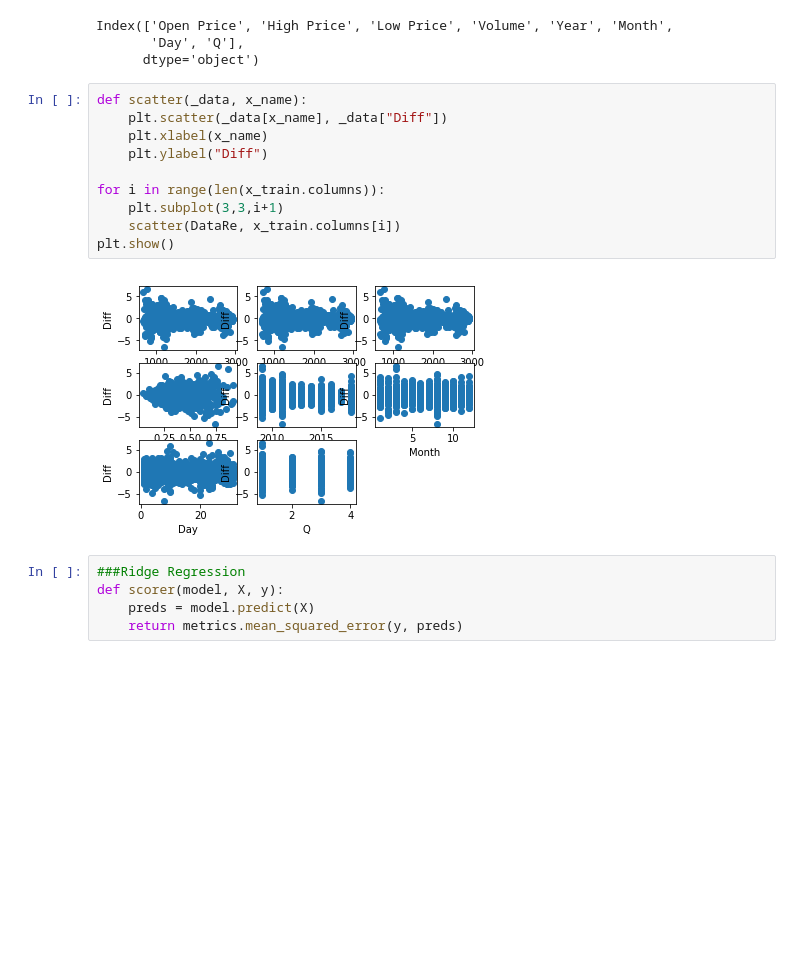
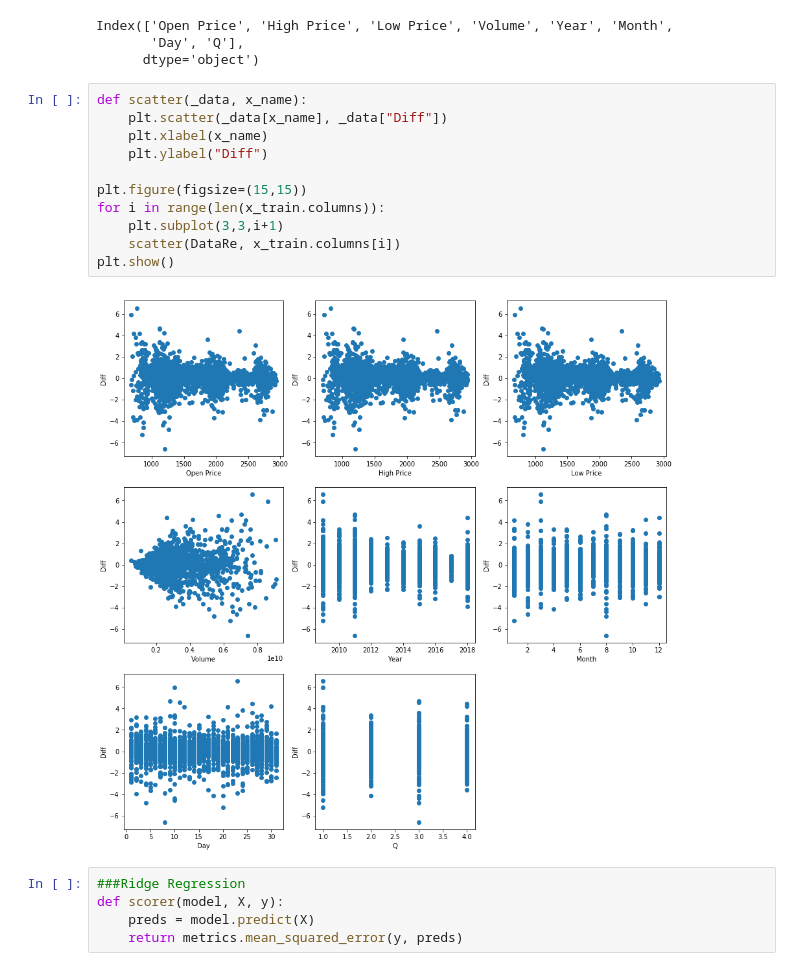
Before and after one commit to Devilmaymai/HomeWork-3, a Jupyter notebook: HW3_Linear_Regression_Trail2.ipynb, the cells around one changed output. Drawn from its saved outputs; the diff is of its cells as text; blank space fills up the shorter version.

```diff
--- a/HW3_Linear_Regression_Trail2.ipynb
+++ b/HW3_Linear_Regression_Trail2.ipynb
@@ -134,15 +134,16 @@ Index(['Open Price', 'High Price', 'Low Price', 'Volume', 'Year', 'Month',
 # %%
 def scatter(_data, x_name):
     plt.scatter(_data[x_name], _data["Diff"])
     plt.xlabel(x_name)
     plt.ylabel("Diff")
 
+plt.figure(figsize=(15,15))
 for i in range(len(x_train.columns)):
     plt.subplot(3,3,i+1)
     scatter(DataRe, x_train.columns[i])
 plt.show()
 # %% [output]
-[figure, old version]
+[figure, new version]
 # %%
 ###Ridge Regression
 def scorer(model, X, y):
```
Also changed, not shown: 1 other file.
